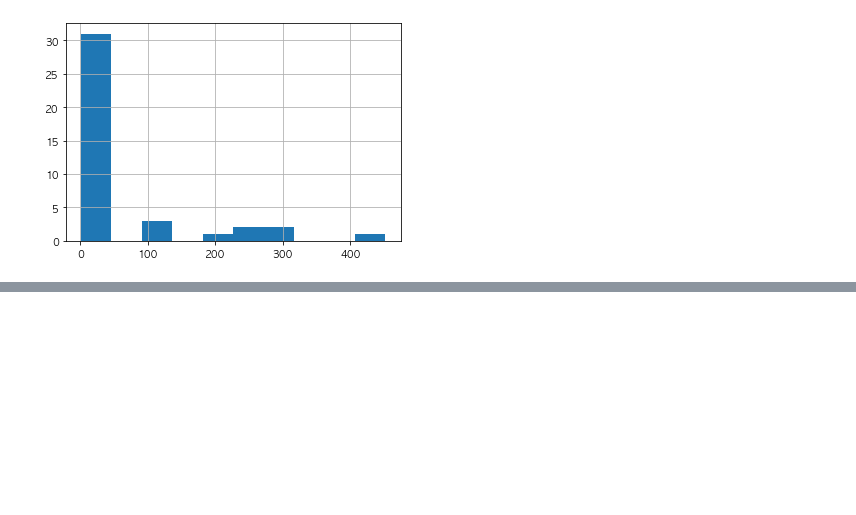
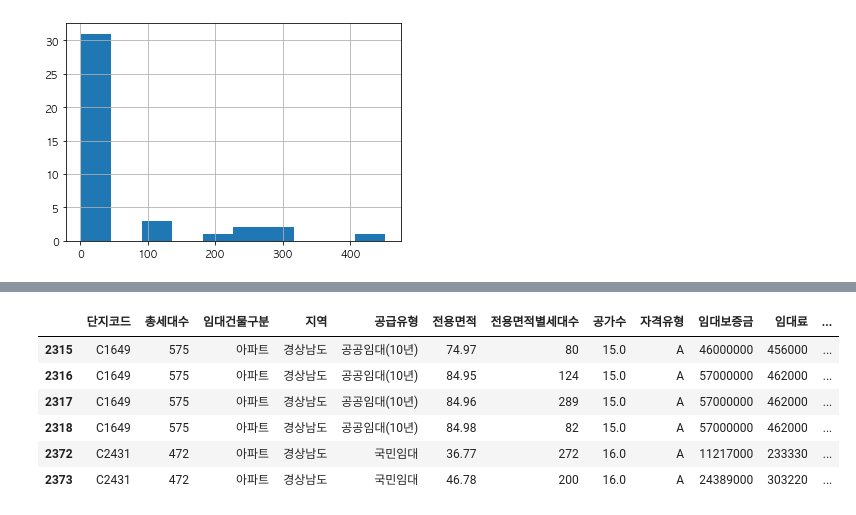
Before and after one commit to dddonghwa/Dacon, a Jupyter notebook: parking_demand/0719_error_description.ipynb, the cells around one changed output, grey strips where cells are left out. Saved outputs shown, nothing was run; the diff lists cells and outputs as text; code cells hidden in the pictures; blank space fills up the shorter version.

```diff
--- a/parking_demand/class31_0716_dacon.ipynb
+++ b/parking_demand/0719_error_description.ipynb
@@ -226,0 +283,11 @@ Name: 차이, dtype: float64
+# %%
+# 'C1649'의 `10분내지하철수`, `10분내버스정류장수` 의 nan처리 가능할 것으로 보임
+train[(train['단지코드']=='C2431')|(train["단지코드"]== 'C1649')]
+# %% [output]
+|  | 단지코드 | 총세대수 | 임대건물구분 | 지역 | 공급유형 | 전용면적 | 전용면적별세대수 | 공가수 | 자격유형 | 임대보증금 | 임대료 | ... |
+| 2315 | C1649 | 575 | 아파트 | 경상남도 | 공공임대(10년) | 74.97 | 80 | 15.0 | A | 46000000 | 456000 | ... |
+| 2316 | C1649 | 575 | 아파트 | 경상남도 | 공공임대(10년) | 84.95 | 124 | 15.0 | A | 57000000 | 462000 | ... |
+| 2317 | C1649 | 575 | 아파트 | 경상남도 | 공공임대(10년) | 84.96 | 289 | 15.0 | A | 57000000 | 462000 | ... |
+| 2318 | C1649 | 575 | 아파트 | 경상남도 | 공공임대(10년) | 84.98 | 82 | 15.0 | A | 57000000 | 462000 | ... |
+| 2372 | C2431 | 472 | 아파트 | 경상남도 | 국민임대 | 36.77 | 272 | 16.0 | A | 11217000 | 233330 | ... |
+| 2373 | C2431 | 472 | 아파트 | 경상남도 | 국민임대 | 46.78 | 200 | 16.0 | A | 24389000 | 303220 | ... |
```
Also changed, not shown: parts of 13 cells of this notebook, 4 other files.
